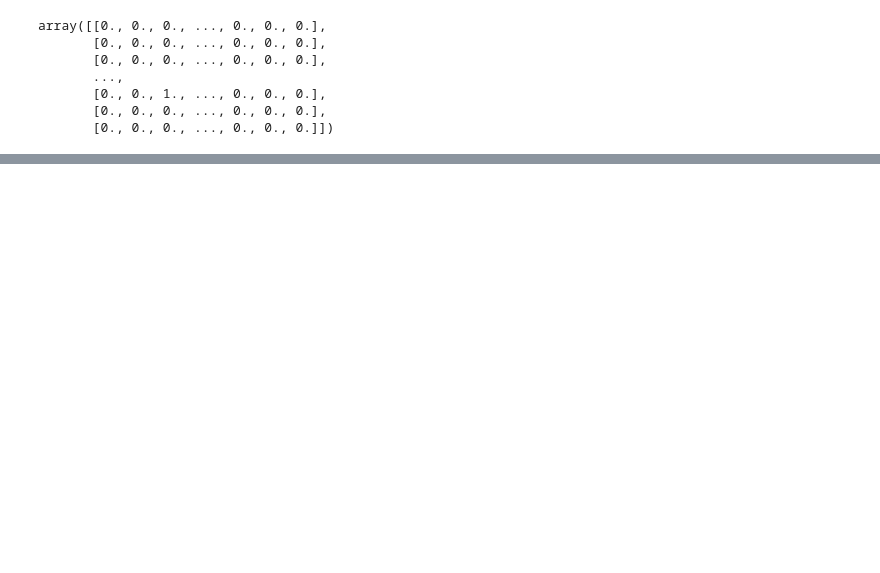
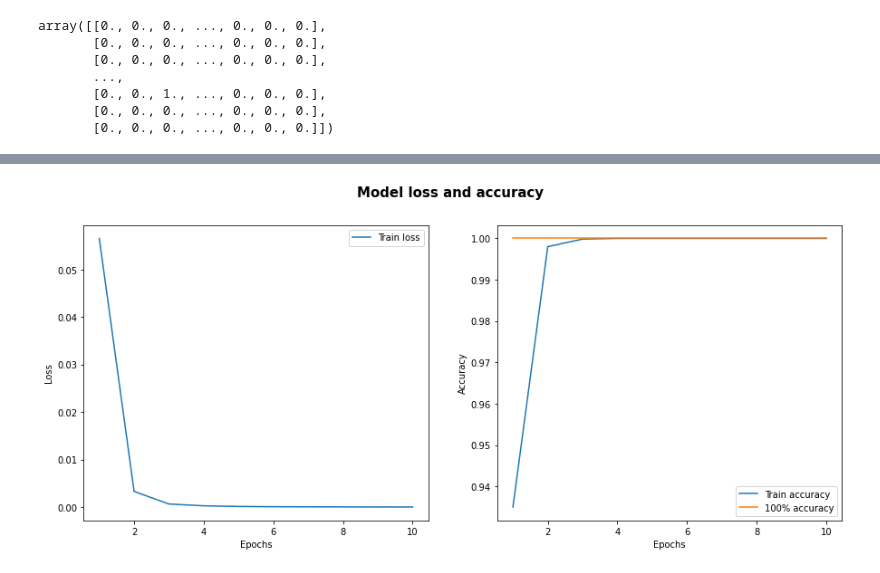
Before and after one commit to goznalo-git/RedesNeuronalesComplejas-UNED, a Jupyter notebook: Mushroom-NeuralNet/2-NeuralNetwork.ipynb, the cells around one changed output, grey strips where cells are left out. Cells and saved outputs as stored; diff of their text form; code cells hidden in the pictures; blank space fills up the shorter version.

```diff
--- a/Mushroom-NeuralNet/2-NeuralNetwork.ipynb
+++ b/Mushroom-NeuralNet/2-NeuralNetwork.ipynb
@@ -90,0 +151,3 @@ You must install pydot (`pip install pydot`) and install graphviz (see instructi
+# %%
+epochs = 10
+history_1_2 = model_1_2.fit(train_df, train_class, batch_size = 32, epochs = epochs)
@@ -90,0 +175,4 @@ You must install pydot (`pip install pydot`) and install graphviz (see instructi
+# %%
+plot_loss_accuracy('model1_2', history_1_2)
+# %% [output]
+[figure, added]
```
Also changed, not shown: parts of 21 cells of this notebook, 7 other files.
